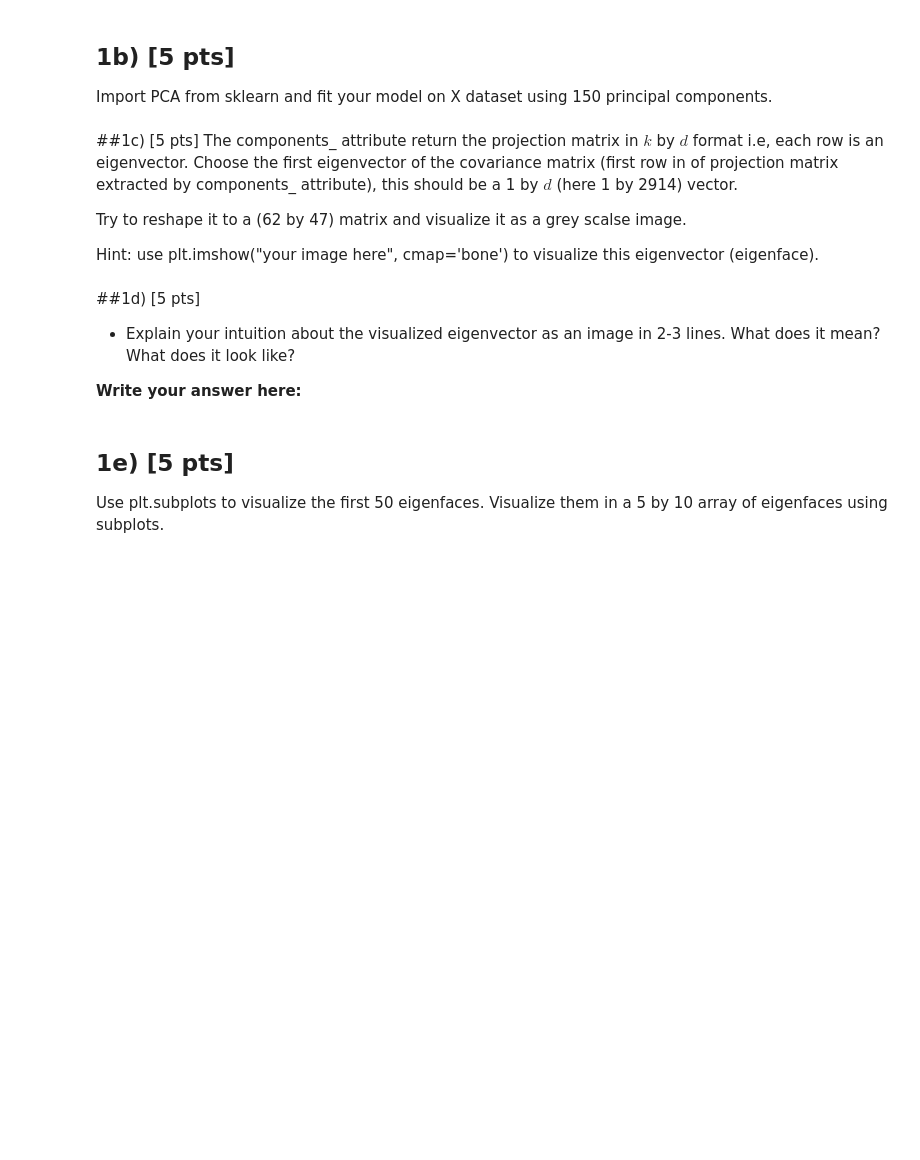
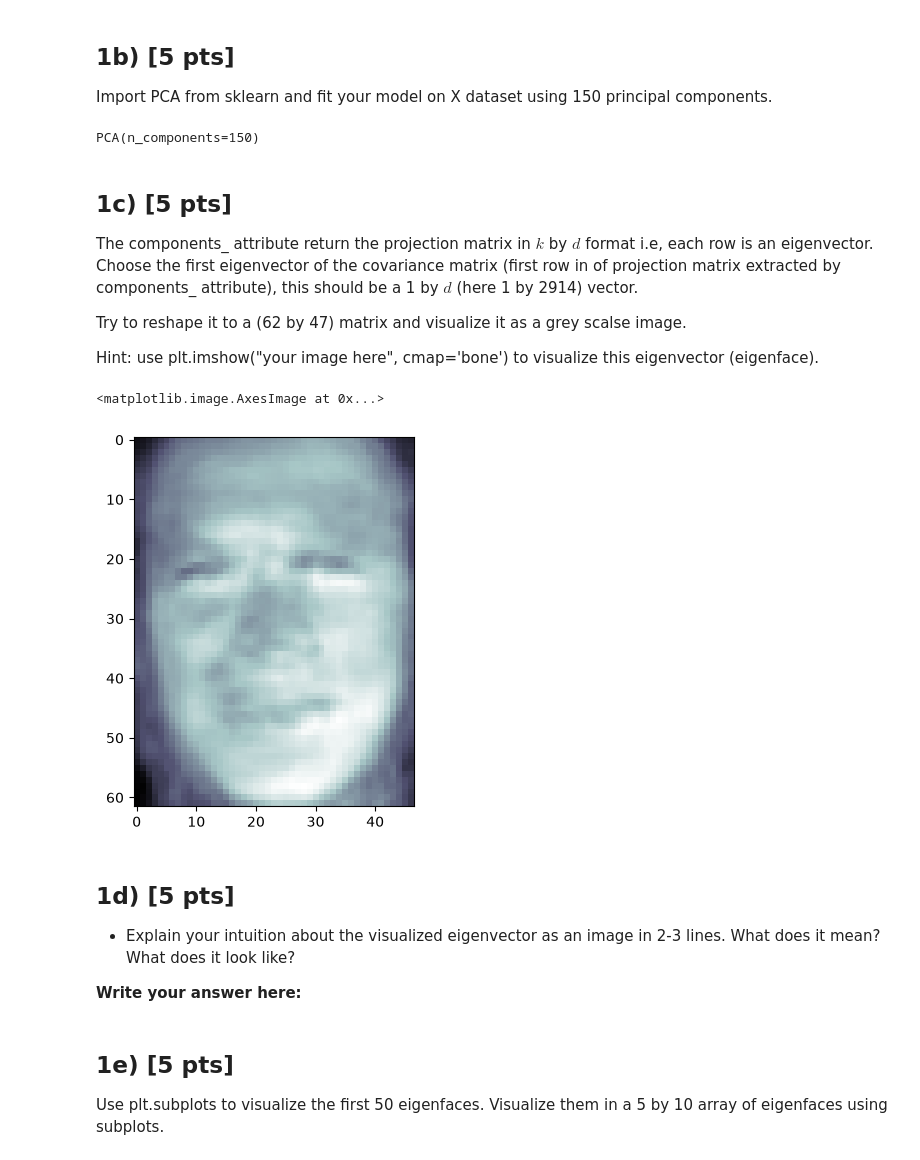
Before and after one commit to billylin609/SYDE522, a Jupyter notebook: src/assignment2/SYDE_522_F26_Assignment_2.ipynb, the cells around one changed output. Drawn from its saved outputs; the diff is of its cells as text; code cells hidden in the pictures; blank space fills up the shorter version.

```diff
--- a/src/assignment2/SYDE_522_F26_Assignment_2.ipynb
+++ b/src/assignment2/SYDE_522_F26_Assignment_2.ipynb
@@ -112,3 +143,13 @@ to (1348, 2914) such that X is the reshaped data:
+# %%
+#write your code here to reshape the data
+# Assert the Input Shape
+assert faces.images.shape == (1348, 62, 47)
+
+# Reshape into X
+X = faces.images.reshape(1348, -1)
+
+# Assert the X.shape
+assert X.shape == (1348, 2914)
 # %% [markdown]
 ## 1b) [5 pts]
 Import PCA from sklearn and fit your model on X dataset using 150 principal components.
@@ -117,5 +156,13 @@ Import PCA from sklearn and fit your model on X dataset using 150 principal comp
+# %%
+# write your commented code here
+# Create PCA with 150 principle components
+pca = PCA(n_components=150)
+# Fit the data with the model
+pca.fit(X)
+# %% [output]
+PCA(n_components=150)
 # %% [markdown]
-##1c) [5 pts]
+## 1c) [5 pts]
 The components_ attribute return the projection matrix in $k$ by $d$ format i.e, each row is an eigenvector. Choose the first eigenvector of the covariance matrix (first row in of projection matrix extracted by components_ attribute), this should be a 1 by $d$ (here 1 by 2914) vector.
 
 Try to reshape it to a (62 by 47) matrix and visualize it as a grey scalse image.
@@ -126,5 +171,21 @@ Hint: use plt.imshow("your image here", cmap='bone') to visualize this eigenvect
+# %%
+# write your commented code here
+assert pca.components_.shape == (150,2914)
+
+# Extract the first Eigenvector from covariance matrix
+first_principle = pca.components_[0]
+assert first_principle.shape == (2914, )
+
+# Reshape the Covariance Matrix
+first_principle = first_principle.reshape(62, 47)
+
+# Visualize grey scale Image
+plt.imshow(first_principle, cmap='bone')
+# %% [output]
+<matplotlib.image.AxesImage at 0x...>
+[figure, added]
 # %% [markdown]
-##1d) [5 pts]
+## 1d) [5 pts]
 
 
 *   Explain your intuition about the visualized eigenvector as an image in 2-3 lines. What does it mean? What does it look like?
```
Also changed, not shown: parts of 20 cells of this notebook.
